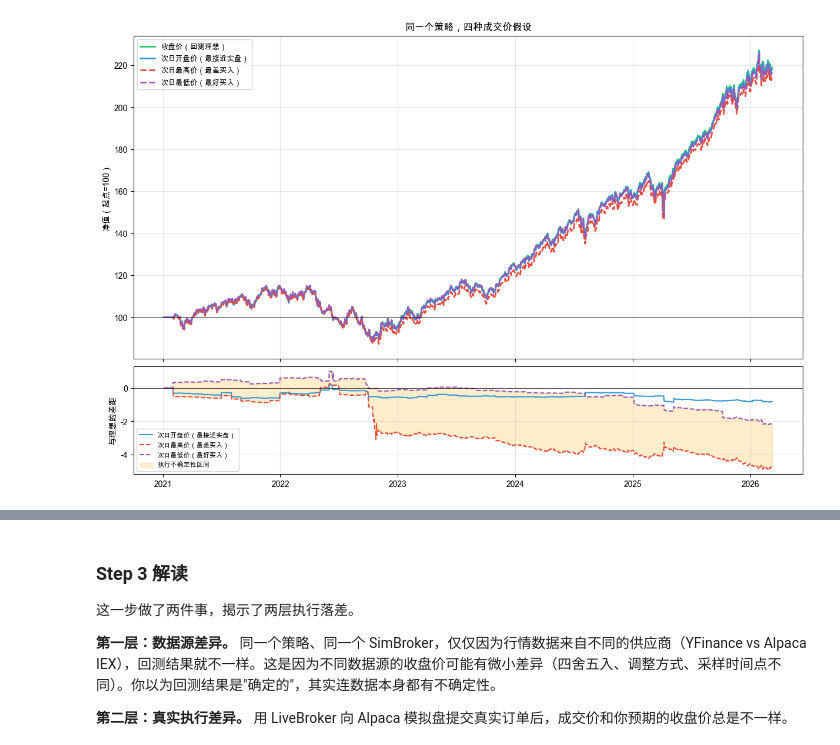
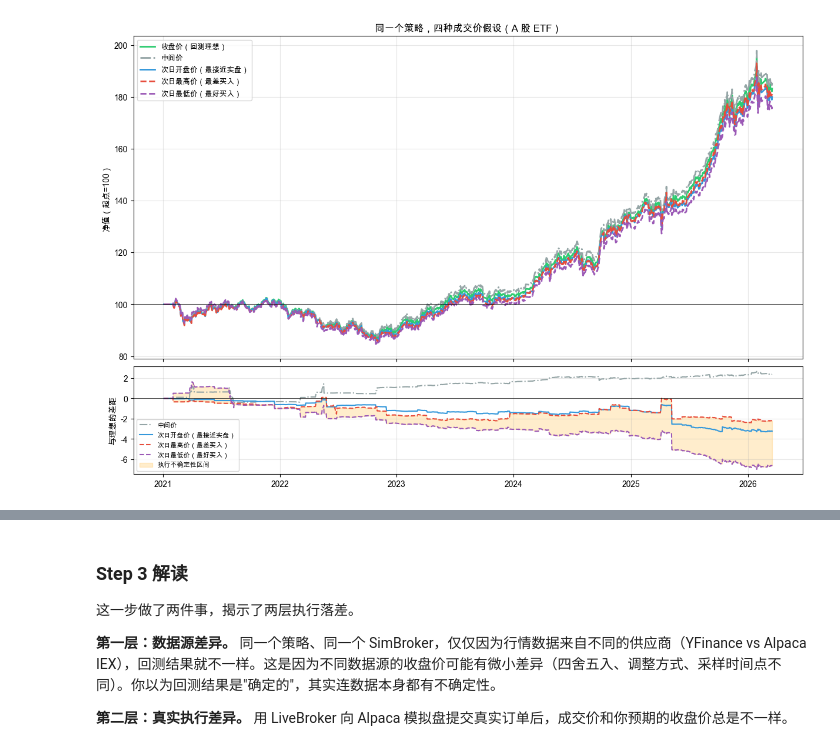
Before and after one commit to xingwudao/xquant-learning, a Jupyter notebook: q7-execution/notebooks/q7-execution.ipynb, the cells around one changed output, grey strips where cells are left out. Drawn from its saved outputs; the diff is of its cells as text; code cells hidden in the pictures.

```diff
--- a/q7-execution/notebooks/q7-execution.ipynb
+++ b/q7-execution/notebooks/q7-execution.ipynb
@@ -325,13 +322,14 @@ Step 1 生成了订单清单——"买 SPY 59 股，按 $593.12"。但 $593.12
 from oxq.core import Engine, Strategy
 from oxq.data import YFinanceDownloader, LocalMarketDataProvider
 from oxq.indicators import RollingVolatility
-from oxq.signals import RiskParity
-from oxq.rules import RebalanceRule, StopLossRule
+from oxq.portfolio.optimizers import RiskParityOptimizer
+from oxq.rules import RebalanceFrequencyRule, StopLossRule
+from oxq.signals import Threshold
 from oxq.trade import SimBroker, FillPriceMode, PercentageFee, PercentageSlippage
 from oxq.universe import StaticUniverse
 import numpy as np
 
-# ── 下载数据（已有本地缓存则跳过失败） ──
+# ── 下载 A 股数据 ──
 START = "2021-01-01"
 today = pd.Timestamp.now().strftime("%Y-%m-%d")
 
@@ -349,37 +347,38 @@ for sym in SYMBOLS:
     print(f"  {SYMBOL_NAMES[sym]}({sym}): {len(bars)} 个交易日")
 
 # ── 策略定义（与 Q4 相同的风险平价 + 止损） ──
-universe = StaticUniverse(symbols=SYMBOLS, name="us-macro-etf")
+universe = StaticUniverse(symbols=SYMBOLS, name="cn-macro-etf")
 BEST_FREQ = 21  # 每月调仓
 BEST_SL = 0.10   # 10% 止损
 
-COMMON = dict(
-    universe=universe,
-    indicators={"vol": (RollingVolatility(), {"column": "close", "period": 20})},
-    signals={"tw": (RiskParity(), {"vol": "vol"})},
-    entry_rules=[],
-    exit_rules=[],
-)
-
 def make_strategy(name):
+    signal = Threshold()
+    signal.required_indicators = {
+        "vol": (RollingVolatility(), {"column": "close", "period": 20}),
+    }
     return Strategy(
         name=name,
-        rebalance_rules=[RebalanceRule(weight_col="tw", frequency=BEST_FREQ)],
-        order_rules=[StopLossRule(threshold=BEST_SL)],
-        **COMMON,
+        universe=universe,
+        signals={"active": (signal, {"column": "close", "threshold": 0, "relationship": "gt"})},
+        portfolio=RiskParityOptimizer(volatility_col="vol"),
     )
+
+def make_rules():
+    return [RebalanceFrequencyRule(interval_days=BEST_FREQ), StopLossRule(threshold=BEST_SL)]
 
 # ══════════════════════════════════════════════
 # 四种成交价模式压力测试
 # ══════════════════════════════════════════════
 MODE_NAMES = {
     FillPriceMode.CLOSE: "收盘价（回测理想）",
+    FillPriceMode.MID: "中间价",
     FillPriceMode.NEXT_OPEN: "次日开盘价（最接近实盘）",
     FillPriceMode.NEXT_HIGH: "次日最高价（最差买入）",
     FillPriceMode.NEXT_LOW: "次日最低价（最好买入）",
 }
 
-FEE_MODEL = PercentageFee(rate=Decimal("0.001"), min_fee=Decimal("1"))
+# A 股佣金万一 + 印花税折算，合计约万六
+FEE_MODEL = PercentageFee(rate=Decimal("0.0006"), min_fee=Decimal("5"))
 
 results_mode = {}
 for mode in FillPriceMode:
@@ -390,11 +389,12 @@ for mode in FillPriceMode:
         broker=broker,
         start=START,
         end=today,
+        rules=make_rules(),
     )
     results_mode[mode] = result
 
 # ── 对比表 ──
-print("\n四种成交价模式对比（含佣金）")
+print("\n四种成交价模式对比（A 股，含佣金+印花税折算）")
 print("=" * 88)
 print(f"{'成交价模式':<20} {'累计收益率':>10} {'年化收益率':>10} {'最大回撤':>10} {'夏普比率':>10} {'交易次数':>10}")
 print("-" * 88)
@@ -414,12 +414,14 @@ for sym in SYMBOLS[1:]:
 # ── 净值曲线 + 差距子图 ──
 mode_colors = {
     FillPriceMode.CLOSE: '#2ECC71',
+    FillPriceMode.MID: '#95A5A6',
     FillPriceMode.NEXT_OPEN: '#3498DB',
     FillPriceMode.NEXT_HIGH: '#E74C3C',
     FillPriceMode.NEXT_LOW: '#9B59B6',
 }
 mode_styles = {
     FillPriceMode.CLOSE: '-',
+    FillPriceMode.MID: '-.',
     FillPriceMode.NEXT_OPEN: '-',
     FillPriceMode.NEXT_HIGH: '--',
     FillPriceMode.NEXT_LOW: '--',
@@ -442,7 +444,7 @@ for mode in FillPriceMode:
 
 ax_top.axhline(y=100, color='black', linestyle='-', linewidth=0.5)
 ax_top.set_ylabel('净值（起点=100）')
-ax_top.set_title('同一个策略，四种成交价假设')
+ax_top.set_title('同一个策略，四种成交价假设（A 股 ETF）')
 ax_top.legend(loc='upper left', fontsize=9)
 ax_top.grid(True, alpha=0.3)
 
@@ -470,6 +472,7 @@ ax_bot.set_ylabel('与理想的差距')
 ax_bot.legend(loc='lower left', fontsize=8)
 ax_bot.grid(True, alpha=0.3)
 
+plt.savefig("../book/images/02-fill-price-modes.png", dpi=150, bbox_inches='tight')
 plt.show()
 
 # ── 分析 ──
@@ -493,32 +496,40 @@ print(f"\n最好和最差之间的差距：{abs(ret_low - ret_high):.2%}")
 print(f"这个带状区域就是你无法控制的'执行不确定性'。")
 
 # ══════════════════════════════════════════════
-# 成本层叠：无成本 → 加佣金 → 加佣金+滑点
+# 四层成本层叠：无成本 → 佣金 → 佣金+印花税 → 佣金+印花税+滑点
 # ══════════════════════════════════════════════
-print("\n\n成本层叠分析（次日开盘价模式）")
+print("\n\n四层成本层叠分析（次日开盘价模式，A 股）")
 print("=" * 72)
 
-# 无成本
+# 第一层：无成本
 broker_no_cost = SimBroker(fill_price_mode=FillPriceMode.NEXT_OPEN)
 r_no_cost = Engine().run(make_strategy("no-cost"), market=LocalMarketDataProvider(),
-                         broker=broker_no_cost, start=START, end=today)
+                         broker=broker_no_cost, start=START, end=today, rules=make_rules())
 
-# 加佣金
-broker_fee = SimBroker(fee_model=FEE_MODEL, fill_price_mode=FillPriceMode.NEXT_OPEN)
+# 第二层：佣金（万一）
+FEE_COMMISSION = PercentageFee(rate=Decimal("0.0001"), min_fee=Decimal("5"))
+broker_fee = SimBroker(fee_model=FEE_COMMISSION, fill_price_mode=FillPriceMode.NEXT_OPEN)
 r_fee = Engine().run(make_strategy("fee-only"), market=LocalMarketDataProvider(),
-                     broker=broker_fee, start=START, end=today)
+                     broker=broker_fee, start=START, end=today, rules=make_rules())
 
-# 加佣金 + 滑点
+# 第三层：佣金 + 印花税（万一佣金 + 卖出印花税0.05%折算双边约万五，合计约万六）
+FEE_WITH_TAX = PercentageFee(rate=Decimal("0.0006"), min_fee=Decimal("5"))
+broker_fee_tax = SimBroker(fee_model=FEE_WITH_TAX, fill_price_mode=FillPriceMode.NEXT_OPEN)
+r_fee_tax = Engine().run(make_strategy("fee-tax"), market=LocalMarketDataProvider(),
+                          broker=broker_fee_tax, start=START, end=today, rules=make_rules())
+
+# 第四层：佣金 + 印花税 + 滑点
 SLIPPAGE = PercentageSlippage(rate=Decimal("0.001"))
-broker_full = SimBroker(fee_model=FEE_MODEL, slippage_model=SLIPPAGE,
+broker_full = SimBroker(fee_model=FEE_WITH_TAX, slippage_model=SLIPPAGE,
                         fill_price_mode=FillPriceMode.NEXT_OPEN)
 r_full = Engine().run(make_strategy("full-cost"), market=LocalMarketDataProvider(),
-                      broker=broker_full, start=START, end=today)
+                      broker=broker_full, start=START, end=today, rules=make_rules())
 
 cost_layers = [
     ("无成本", r_no_cost),
     ("+ 佣金（万一）", r_fee),
-    ("+ 佣金 + 滑点（0.1%）", r_full),
+    ("+ 佣金 + 印花税", r_fee_tax),
+    ("+ 佣金 + 印花税 + 滑点", r_full),
 ]
 
 print(f"\n{'成本层级':<24} {'累计收益率':>10} {'年化收益率':>10} {'夏普比率':>10}")
@@ -526,8 +537,10 @@ print("-" * 60)
 for name, r in cost_layers:
     print(f"{name:<24} {r.total_return():>10.2%} {r.annualized_return():>10.2%} {r.sharpe_ratio():>10.2f}")
 
+print(f"\n说明：印花税实际只在卖出时收取 0.05%，这里用 PercentageFee 近似折算为双边费率，实际成本略有差异。")
+
 # ── 成本侵蚀：净值 + 差距子图 ──
-layer_colors = ['#2ECC71', '#F39C12', '#E74C3C']
+layer_colors = ['#2ECC71', '#3498DB', '#F39C12', '#E74C3C']
 
 norm_layers = {}
 for i, (name, r) in enumerate(cost_layers):
@@ -537,18 +550,18 @@ for i, (name, r) in enumerate(cost_layers):
 fig, (ax_top, ax_bot) = plt.subplots(2, 1, figsize=(12, 8), height_ratios=[3, 1],
                                       sharex=True, layout='constrained')
 
-# 上图：净值曲线
+# 上图：四条净值曲线
 for i, (name, _) in enumerate(cost_layers):
     ax_top.plot(norm_layers[name].index, norm_layers[name].values,
                 label=name, color=layer_colors[i], linewidth=2)
 
 ax_top.axhline(y=100, color='black', linestyle='-', linewidth=0.5)
 ax_top.set_ylabel('净值（起点=100）')
-ax_top.set_title('成本层叠：每一层都在侵蚀收益')
+ax_top.set_title('成本层叠：每一层都在侵蚀收益（A 股 ETF）')
 ax_top.legend()
 ax_top.grid(True, alpha=0.3)
 
-# 下图：与无成本基准的差距
+# 下图：与无成本基准的差距（三条侵蚀线）
 baseline_cost = norm_layers["无成本"]
 for i, (name, _) in enumerate(cost_layers):
     if name == "无成本":
@@ -561,17 +574,19 @@ ax_bot.set_ylabel('成本侵蚀')
 ax_bot.legend(loc='lower left', fontsize=8)
 ax_bot.grid(True, alpha=0.3)
 
+plt.savefig("../book/images/03-cost-layers.png", dpi=150, bbox_inches='tight')
 plt.show()
 
+# 成本侵蚀分解
 total_erosion = r_no_cost.total_return() - r_full.total_return()
 fee_erosion = r_no_cost.total_return() - r_fee.total_return()
-slip_erosion = r_fee.total_return() - r_full.total_return()
+tax_erosion = r_fee.total_return() - r_fee_tax.total_return()
+slip_erosion = r_fee_tax.total_return() - r_full.total_return()
 
 print(f"\n成本侵蚀总计：{total_erosion:.2%}")
 print(f"  其中佣金：{fee_erosion:.2%}")
+print(f"  其中印花税：{tax_erosion:.2%}")
 print(f"  其中滑点：{slip_erosion:.2%}")
-print(f"\nA 股的情况更严重：卖出还要额外交 0.05% 的印花税。")
-print(f"如果你的策略年化收益只有 5%，交易成本可能吃掉其中的 1-2%。")
-print(f"\n成本的影响清楚了。但这些都是'估算'——真实执行到底差多少？下一步揭晓。")
+print(f"\n这些都是'估算'——真实执行到底差多少？下一步揭晓。")
 # %% [output]
 数据加载完成
@@ -590 +606 @@ print(f"\n成本的影响清楚了。但这些都是'估算'——真实执行
-[figure, old version]
+[figure, new version]
```
Also changed, not shown: parts of 10 cells of this notebook, 27 other files.
